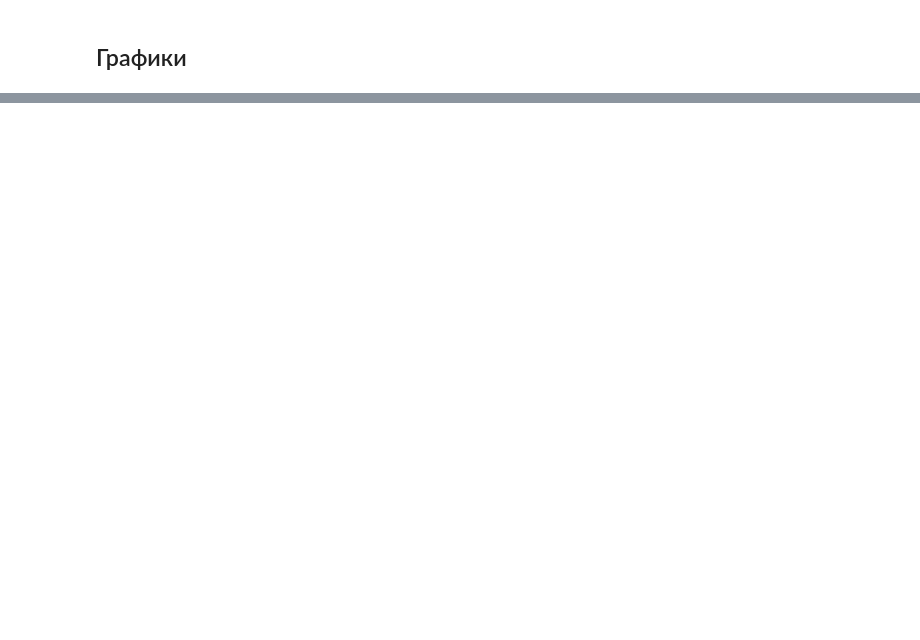
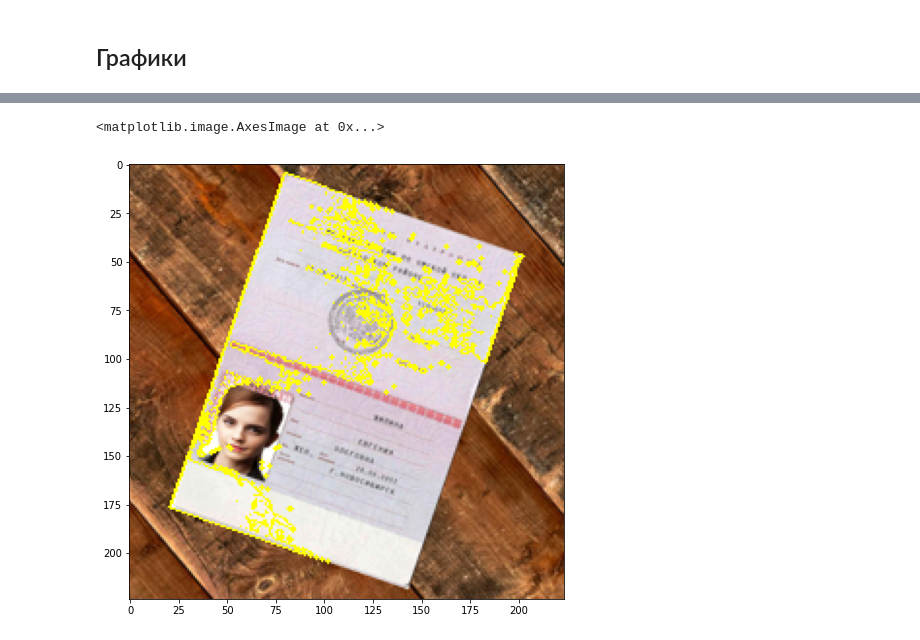
Before and after one commit to lpetrov02/passport-recognition, a Jupyter notebook: background_test.ipynb, the cells around one changed output, grey strips where cells are left out. Cells and saved outputs as stored; diff of their text form; code cells hidden in the pictures; blank space fills up the shorter version.

```diff
--- a/background_test.ipynb
+++ b/background_test.ipynb
@@ -322,0 +210,2 @@ plt.show()
+# %%
+explainer = lime_image.LimeImageExplainer()
@@ -322,0 +230,11 @@ plt.show()
+# %%
+explanation = explainer.explain_instance(input_data[0].numpy().astype(np.double), model.batch_predict,
+                                         top_labels=3, hide_color=0, num_samples=1000)
+# %%
+temp, mask = explanation.get_image_and_mask(explanation.top_labels[0], positive_only=True, num_features=5, hide_rest=False)
+img_boundry1 = mark_boundaries(temp / 255.0, mask)
+plt.figure(figsize=(8, 8))
+plt.imshow(img_boundry1)
+# %% [output]
+<matplotlib.image.AxesImage at 0x...>
+[figure, added]
```
Also changed, not shown: parts of 27 cells of this notebook, 6 other files.
